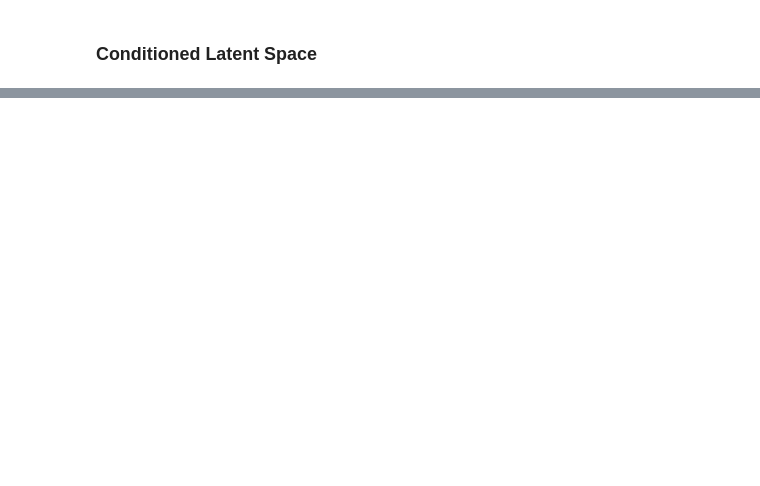
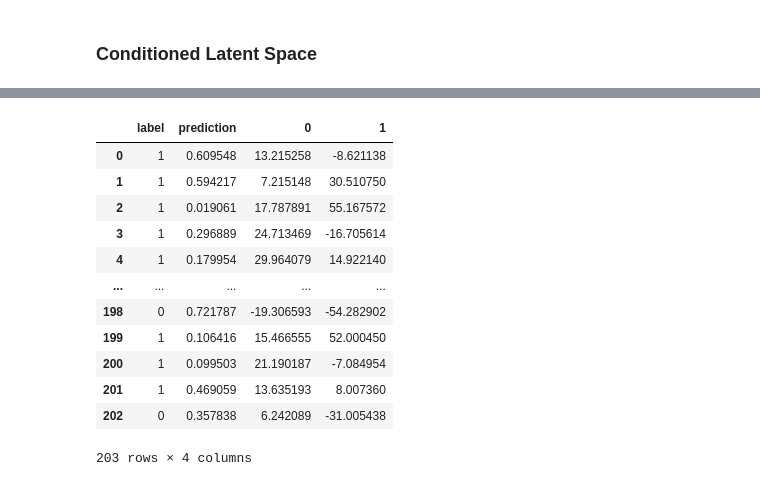
Before and after one commit to rhausman/brain_tumor_analysis, a Jupyter notebook: Tumor_Analysis.ipynb, the cells around one changed output, grey strips where cells are left out. Saved outputs shown, nothing was run; the diff lists cells and outputs as text; code cells hidden in the pictures; blank space fills up the shorter version.

```diff
--- a/Tumor_Analysis.ipynb
+++ b/Tumor_Analysis.ipynb
@@ -909,0 +947,32 @@ len(ds)
+# %%
+from sklearn.manifold import TSNE
+import pandas as pd
+
+desired_model_name = None #'1676354204.pt'
+desired_model_path = os.path.join("/content/drive/MyDrive/kaggle", sorted([ x for x in os.listdir() if "_ae.pt" in x ])[-1] if desired_model_name is None else desired_model_name)
+print('Selected model for evaluation: ', desired_model_path)
+
+net = VAE()
+net.load_state_dict(torch.load(desired_model_path))
+net.confidence = 0.5
+net.eval()
+
+
+all_preds = []
+all_labels = []
+all_latent = []
+loader = train_loader
+
+with torch.no_grad():
+  for i, batch in enumerate(loader):
+    X, y = batch
+    latent = model.encode(X)
+    out = model.decode(latent)
+    all_preds += list( torch.sigmoid(latent[:,0].detach().squeeze(0)).numpy() )
+    all_labels += list(y.numpy())
+    all_latent.extend([latent[i].numpy() for i in range(latent.shape[0])])
+
+
+
+all_preds_binary = np.array(all_preds) > net.confidence
+all_labels = np.array(all_labels)
@@ -909,0 +981,8 @@ len(ds)
+# %%
+a = pd.DataFrame({'label': all_labels, 'prediction': all_preds})
+b = pd.DataFrame(all_latent)
+tsne = TSNE(n_components=2, random_state=0)
+representation = tsne.fit_transform(b)
+
+all = pd.concat([a, pd.DataFrame(representation)], axis=1)
+px.scatter(all, x=0, y=1, color="label", color_discrete_map={0: "green", 1: "red"}).update_traces(mode="markers") #, hover_data="prediction")
@@ -909,0 +991,16 @@ len(ds)
+# %%
+all
+# %% [output]
+|  | label | prediction | 0 | 1 |
+| 0 | 1 | 0.609548 | 13.215258 | -8.621138 |
+| 1 | 1 | 0.594217 | 7.215148 | 30.510750 |
+| 2 | 1 | 0.019061 | 17.787891 | 55.167572 |
+| 3 | 1 | 0.296889 | 24.713469 | -16.705614 |
+| 4 | 1 | 0.179954 | 29.964079 | 14.922140 |
+| ... | ... | ... | ... | ... |
+| 198 | 0 | 0.721787 | -19.306593 | -54.282902 |
+| 199 | 1 | 0.106416 | 15.466555 | 52.000450 |
+| 200 | 1 | 0.099503 | 21.190187 | -7.084954 |
+| 201 | 1 | 0.469059 | 13.635193 | 8.007360 |
+| 202 | 0 | 0.357838 | 6.242089 | -31.005438 |
+203 rows × 4 columns
```
Also changed, not shown: parts of 41 cells of this notebook.
